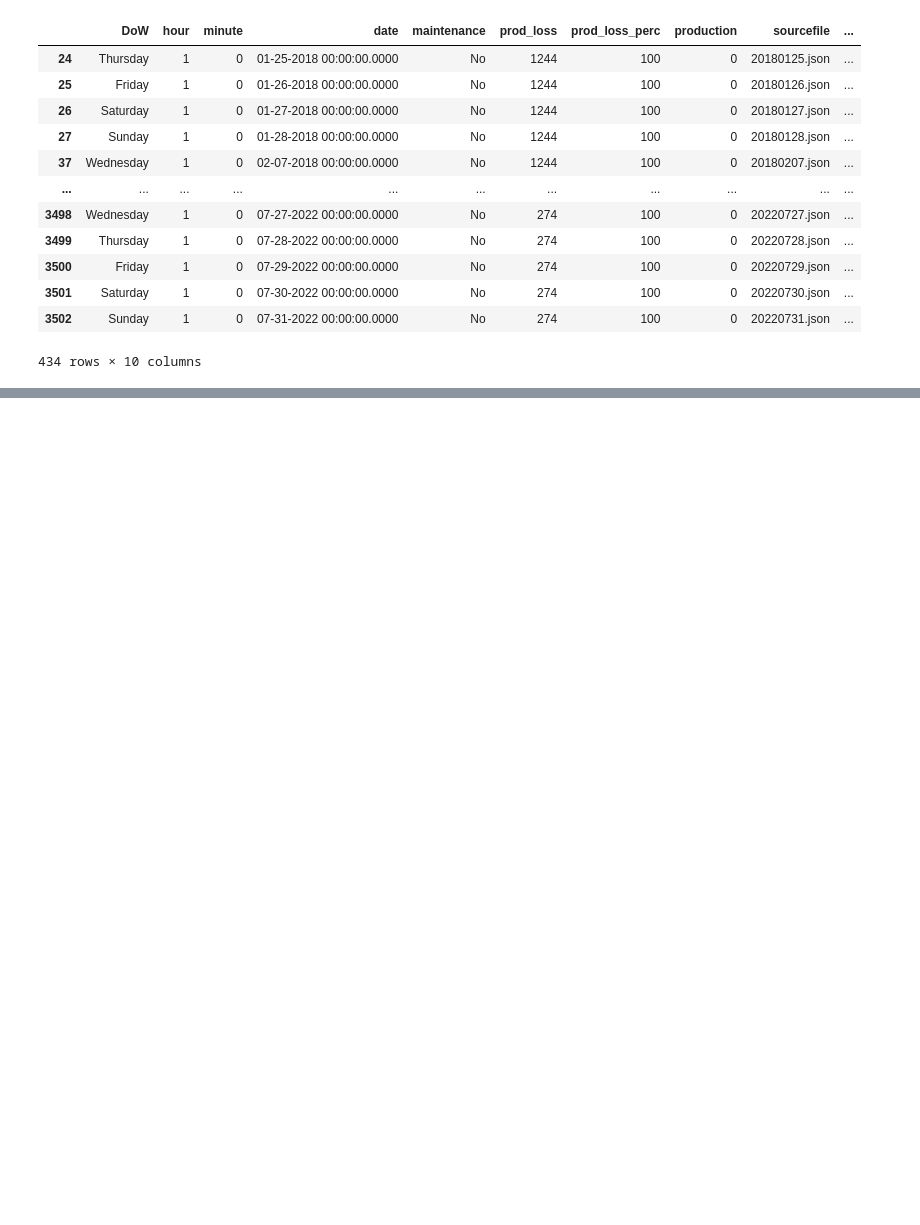
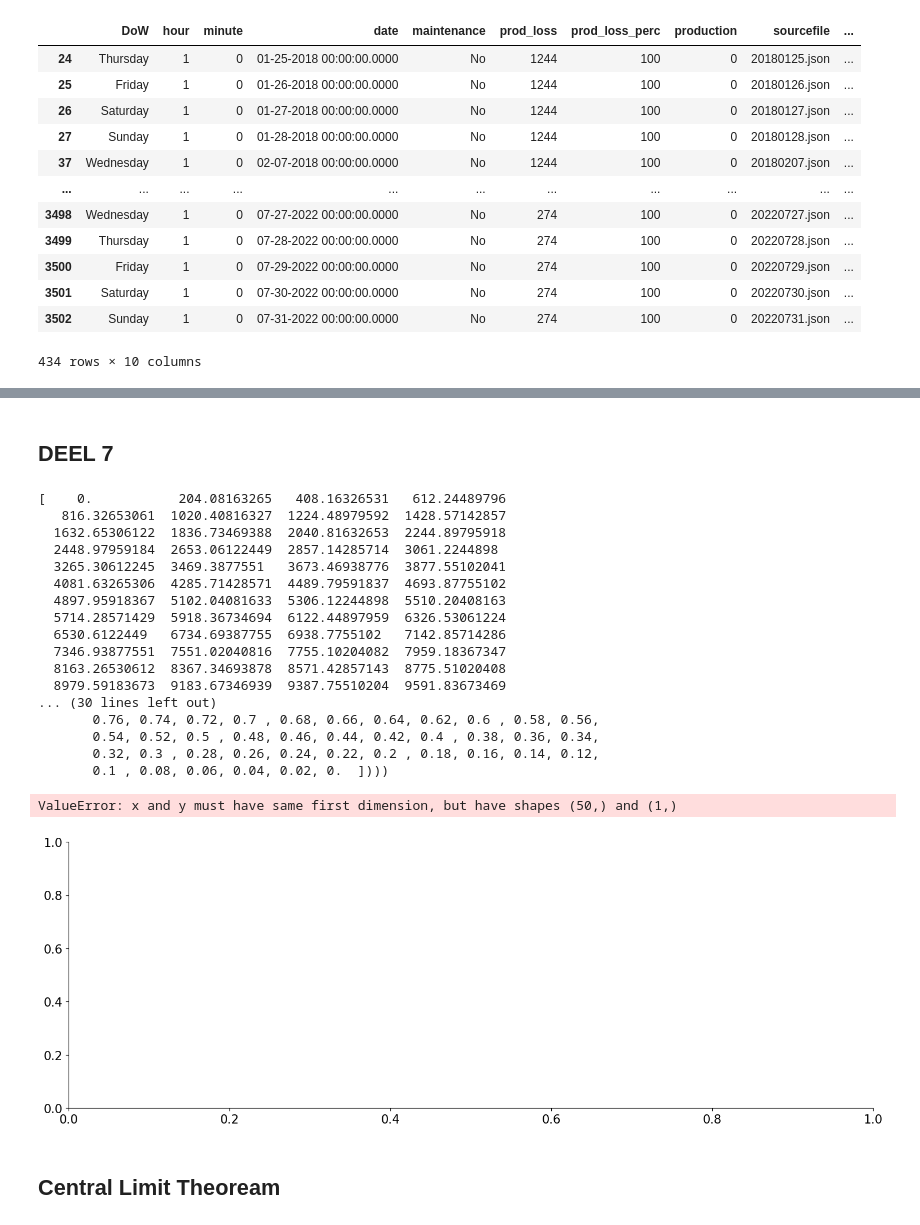
Before and after one commit to Frederic-P/evaluatie-statiestiek, a Jupyter notebook: notebooks/notebook.ipynb, the cells around one changed output, grey strips where cells are left out. Saved outputs shown, nothing was run; the diff lists cells and outputs as text; code cells hidden in the pictures; blank space fills up the shorter version.

Commit message:
ECDF

```diff
--- a/notebooks/notebook.ipynb
+++ b/notebooks/notebook.ipynb
@@ -158,0 +164,31 @@ for facility, group in production_data_no_maintenance.groupby('facility'):
+# %% [markdown]
+## DEEL 7
+# %%
+xx = np.linspace(0, 10 ** 4)
+data = simulate('BRU', 7)
+Fxx = ecdf(xx)
+print(xx)
+print(Fxx)
+plt.plot(xx, Fxx)
+# %% [output]
+[    0.           204.08163265   408.16326531   612.24489796
+   816.32653061  1020.40816327  1224.48979592  1428.57142857
+  1632.65306122  1836.73469388  2040.81632653  2244.89795918
+  2448.97959184  2653.06122449  2857.14285714  3061.2244898
+  3265.30612245  3469.3877551   3673.46938776  3877.55102041
+  4081.63265306  4285.71428571  4489.79591837  4693.87755102
+  4897.95918367  5102.04081633  5306.12244898  5510.20408163
+  5714.28571429  5918.36734694  6122.44897959  6326.53061224
+  6530.6122449   6734.69387755  6938.7755102   7142.85714286
+  7346.93877551  7551.02040816  7755.10204082  7959.18367347
+  8163.26530612  8367.34693878  8571.42857143  8775.51020408
+  8979.59183673  9183.67346939  9387.75510204  9591.83673469
+... (30 lines left out)
+       0.76, 0.74, 0.72, 0.7 , 0.68, 0.66, 0.64, 0.62, 0.6 , 0.58, 0.56,
+       0.54, 0.52, 0.5 , 0.48, 0.46, 0.44, 0.42, 0.4 , 0.38, 0.36, 0.34,
+       0.32, 0.3 , 0.28, 0.26, 0.24, 0.22, 0.2 , 0.18, 0.16, 0.14, 0.12,
+       0.1 , 0.08, 0.06, 0.04, 0.02, 0.  ])))
+ValueError: x and y must have same first dimension, but have shapes (50,) and (1,)
+[figure, added]
+# %% [markdown]
+## Central Limit Theoream
```
Also changed, not shown: parts of 9 cells of this notebook.
